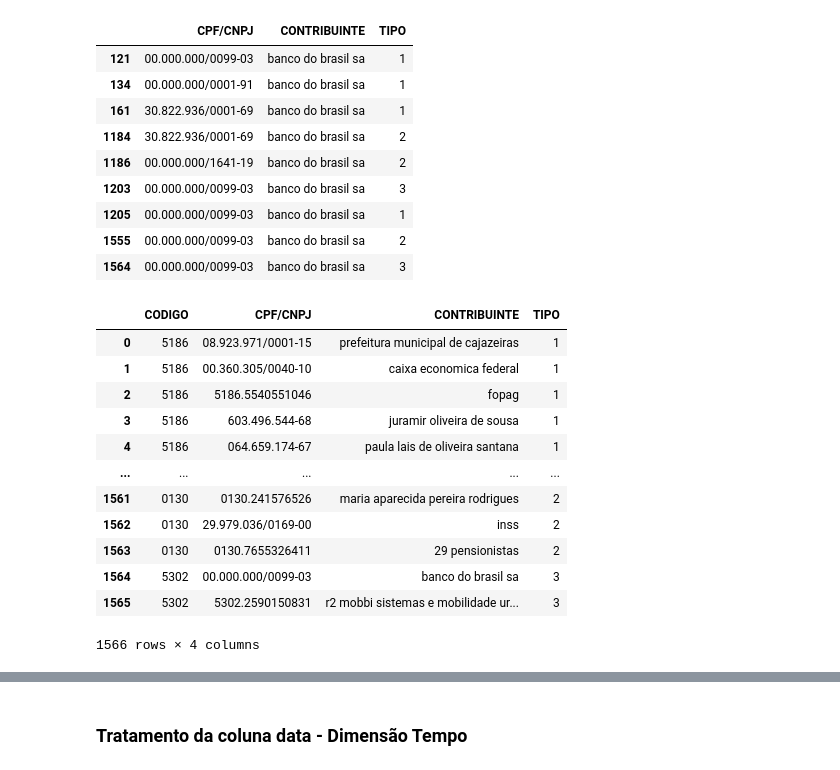
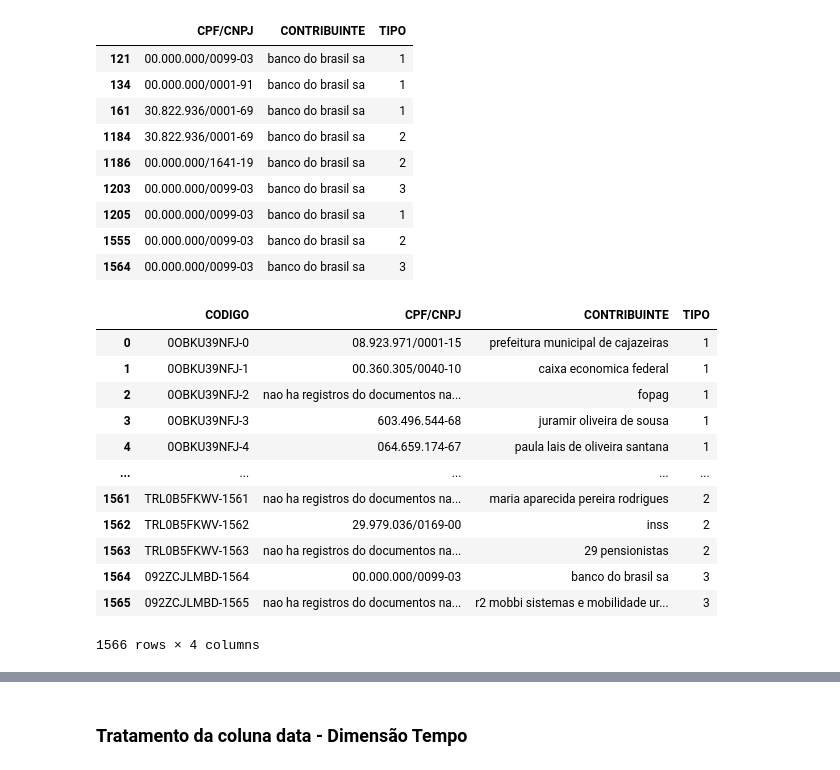
Before and after one commit to AllysonAbreu/dw_contas_publicas_2022, a Jupyter notebook: TCC2/dados/01_receitas/dados_para_carga/tratamento_dados_receitas.ipynb, the cells around one changed output, grey strips where cells are left out. Cells and saved outputs as stored; diff of their text form; code cells hidden in the pictures.

```diff
--- a/TCC2/dados/01_receitas/dados_para_carga/tratamento_dados_receitas.ipynb
+++ b/TCC2/dados/01_receitas/dados_para_carga/tratamento_dados_receitas.ipynb
@@ -625,18 +575,0 @@ def preencher_cpf_cnpj(df):
-# %%
-df_merge_contribuintes = gerar_codigo_unico(df_merge_contribuintes)
-df_merge_contribuintes = preencher_cpf_cnpj(df_merge_contribuintes)
-df_merge_contribuintes
-# %% [output]
-|  | CODIGO | CPF/CNPJ | CONTRIBUINTE | TIPO |
-| 0 | 5186 | 08.923.971/0001-15 | prefeitura municipal de cajazeiras | 1 |
-| 1 | 5186 | 00.360.305/0040-10 | caixa economica federal | 1 |
-| 2 | 5186 | 5186.5540551046 | fopag | 1 |
-| 3 | 5186 | 603.496.544-68 | juramir oliveira de sousa | 1 |
-| 4 | 5186 | 064.659.174-67 | paula lais de oliveira santana | 1 |
-| ... | ... | ... | ... | ... |
-| 1561 | 0130 | 0130.241576526 | maria aparecida pereira rodrigues | 2 |
-| 1562 | 0130 | 29.979.036/0169-00 | inss | 2 |
-| 1563 | 0130 | 0130.7655326411 | 29 pensionistas | 2 |
-| 1564 | 5302 | 00.000.000/0099-03 | banco do brasil sa | 3 |
-| 1565 | 5302 | 5302.2590150831 | r2 mobbi sistemas e mobilidade ur... | 3 |
-1566 rows × 4 columns
@@ -647,0 +576,59 @@ df_merge_contribuintes.to_csv('dados_contribuintes.csv', index=False, sep=';')
+# %%
+import random
+
+def gerar_codigo_unico(df, codigo_column, tipo_column):
+    # Verificar se a coluna "CODIGO" já existe no dataframe
+    if codigo_column in df.columns:
+        return df
+
+    # Criar uma cópia do dataframe original para evitar perdas de dados
+    df_novo = df.copy()
+
+    # Criar uma série com o número de ocorrências de cada TIPO no dataframe
+    num_ocorrencias_tipo = df_novo.groupby(tipo_column).size()
+
+    # Criar uma série com o código gerado para cada TIPO
+    codigos_tipo = pd.Series([''.join(random.choices(string.ascii_uppercase + string.digits, k=10)) for _ in range(len(num_ocorrencias_tipo))], index=num_ocorrencias_tipo.index)
+
+    # Criar uma série com o código único para cada linha do dataframe, baseado no agrupamento do TIPO
+    codigos_linha = df_novo.apply(lambda row: f"{codigos_tipo[row[tipo_column]]}-{row.name}", axis=1)
+
+    # Adicionar uma coluna "CODIGO" ao dataframe com os códigos únicos gerados para cada linha
+    df_novo.insert(0, codigo_column, codigos_linha)
+
+    return df_novo
+
+def preenche_celulas_vazias(df, column, fill_string):
+    # Verifica se a coluna especificada está presente no dataframe
+    if column not in df.columns:
+        print(f"Coluna {column} não encontrada no dataframe!")
+        return df
+
+    # Cria uma cópia do dataframe para evitar a perda dos dados originais
+    df_novo = df.copy()
+
+    # Preenche células vazias na coluna 'CPF/CNPJ' com a mensagem 'nao ha registro do documento original'
+    df_novo[column].fillna(fill_string, inplace=True)
+
+    # Preenche células vazias na coluna 'CPF/CNPJ' com a mensagem 'nao ha registro do documento original'
+    df_novo[column].replace('', fill_string, inplace=True)
+
+    return df_novo
+# %%
+df_merge_contribuintes = gerar_codigo_unico(df_merge_contribuintes,'CODIGO','TIPO')
+df_merge_contribuintes = preenche_celulas_vazias(df_merge_contribuintes,'CPF/CNPJ', 'nao ha registros do documentos na fonte de dados')
+df_merge_contribuintes
+# %% [output]
+|  | CODIGO | CPF/CNPJ | CONTRIBUINTE | TIPO |
+| 0 | 0OBKU39NFJ-0 | 08.923.971/0001-15 | prefeitura municipal de cajazeiras | 1 |
+| 1 | 0OBKU39NFJ-1 | 00.360.305/0040-10 | caixa economica federal | 1 |
+| 2 | 0OBKU39NFJ-2 | nao ha registros do documentos na... | fopag | 1 |
+| 3 | 0OBKU39NFJ-3 | 603.496.544-68 | juramir oliveira de sousa | 1 |
+| 4 | 0OBKU39NFJ-4 | 064.659.174-67 | paula lais de oliveira santana | 1 |
+| ... | ... | ... | ... | ... |
+| 1561 | TRL0B5FKWV-1561 | nao ha registros do documentos na... | maria aparecida pereira rodrigues | 2 |
+| 1562 | TRL0B5FKWV-1562 | 29.979.036/0169-00 | inss | 2 |
+| 1563 | TRL0B5FKWV-1563 | nao ha registros do documentos na... | 29 pensionistas | 2 |
+| 1564 | 092ZCJLMBD-1564 | 00.000.000/0099-03 | banco do brasil sa | 3 |
+| 1565 | 092ZCJLMBD-1565 | nao ha registros do documentos na... | r2 mobbi sistemas e mobilidade ur... | 3 |
+1566 rows × 4 columns
```
Also changed, not shown: parts of 28 cells of this notebook, 27 other files.
